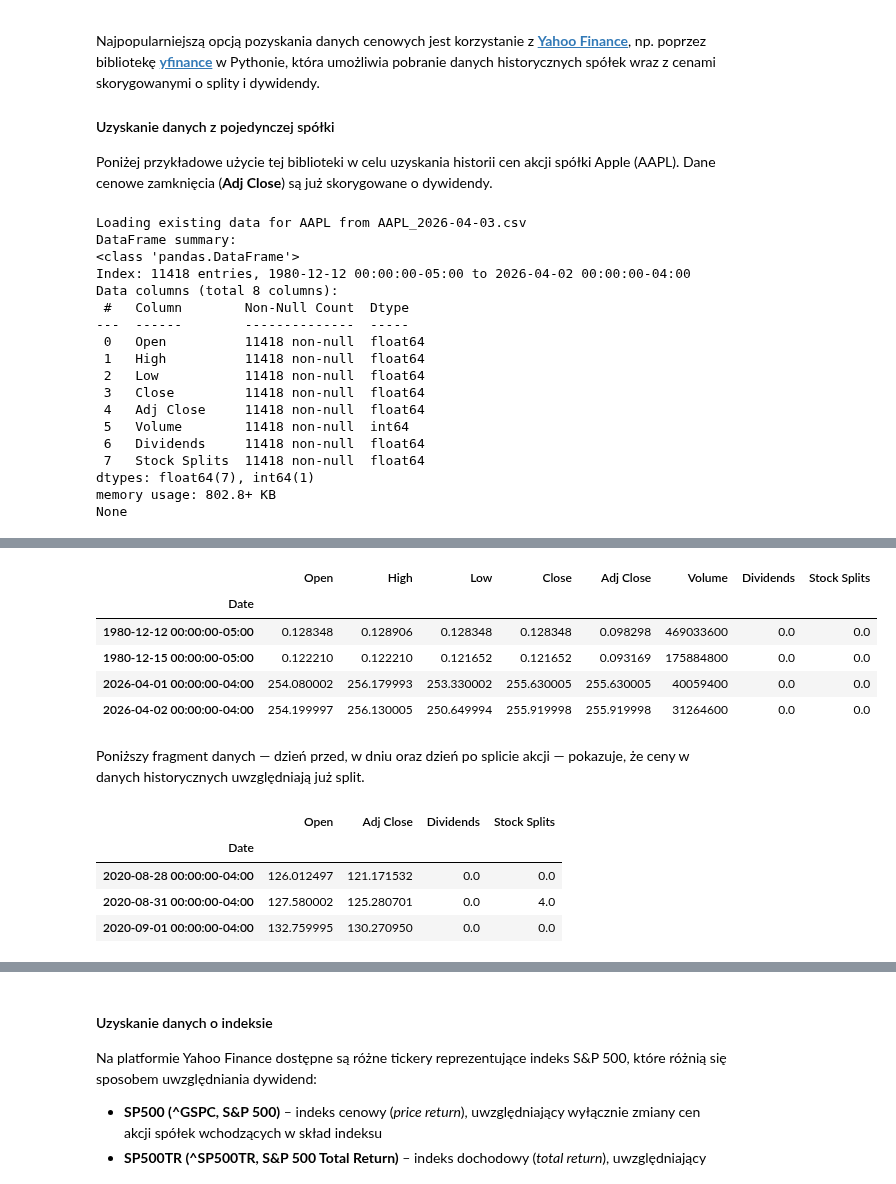
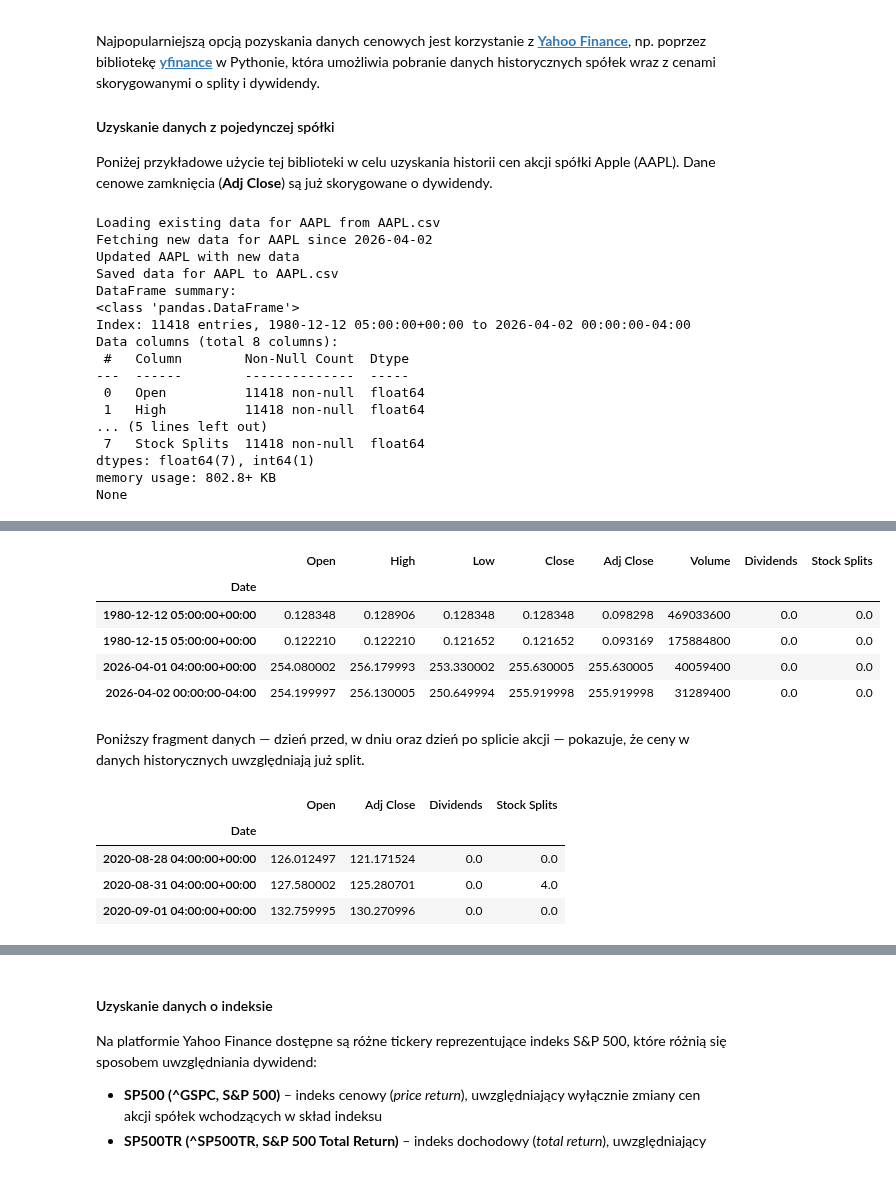
Before and after one commit to MichaelL200/data-driven-stock-portfolio-selection, a Jupyter notebook: notebooks/main.ipynb, the cells around one changed output, grey strips where cells are left out. Drawn from its saved outputs; the diff is of its cells as text; code cells hidden in the pictures.

Commit message:
feat(dataset): implement incremental ticker data fetching with trading day check

```diff
--- a/notebooks/main.ipynb
+++ b/notebooks/main.ipynb
@@ -262,24 +262,23 @@ Najpopularniejszą opcją pozyskania danych cenowych jest korzystanie z [**Yahoo
 
 Poniżej przykładowe użycie tej biblioteki w celu uzyskania historii cen akcji spółki Apple (AAPL). Dane cenowe zamknięcia (**Adj Close**) są już skorygowane o dywidendy.
 # %%
-apple = dataset.YahooFinance.get_ticker_data("AAPL", save_csv=True, cleanup_old=True)
+apple = dataset.YahooFinance.get_ticker_data_incremential("AAPL", save_csv=True)
 
 plots.summarize_df(apple)
 # %% [output]
-Loading existing data for AAPL from AAPL_2026-04-03.csv
+Loading existing data for AAPL from AAPL.csv
+Fetching new data for AAPL since 2026-04-02
+Updated AAPL with new data
+Saved data for AAPL to AAPL.csv
 DataFrame summary:
 <class 'pandas.DataFrame'>
-Index: 11418 entries, 1980-12-12 00:00:00-05:00 to 2026-04-02 00:00:00-04:00
+Index: 11418 entries, 1980-12-12 05:00:00+00:00 to 2026-04-02 00:00:00-04:00
 Data columns (total 8 columns):
  #   Column        Non-Null Count  Dtype
 ---  ------        --------------  -----
  0   Open          11418 non-null  float64
  1   High          11418 non-null  float64
- 2   Low           11418 non-null  float64
- 3   Close         11418 non-null  float64
- 4   Adj Close     11418 non-null  float64
- 5   Volume        11418 non-null  int64
- 6   Dividends     11418 non-null  float64
+... (5 lines left out)
  7   Stock Splits  11418 non-null  float64
 dtypes: float64(7), int64(1)
 memory usage: 802.8+ KB
@@ -295,10 +294,10 @@ None
 | max | 286.200012 | 288.619995 | 283.299988 | 286.190002 | 285.922455 | 7.421641e+09 | 0.260000 | 7.000000 |
 |  | Open | High | Low | Close | Adj Close | Volume | Dividends | Stock Splits |
 | Date |  |  |  |  |  |  |  |  |
-| 1980-12-12 00:00:00-05:00 | 0.128348 | 0.128906 | 0.128348 | 0.128348 | 0.098298 | 469033600 | 0.0 | 0.0 |
-| 1980-12-15 00:00:00-05:00 | 0.122210 | 0.122210 | 0.121652 | 0.121652 | 0.093169 | 175884800 | 0.0 | 0.0 |
-| 2026-04-01 00:00:00-04:00 | 254.080002 | 256.179993 | 253.330002 | 255.630005 | 255.630005 | 40059400 | 0.0 | 0.0 |
-| 2026-04-02 00:00:00-04:00 | 254.199997 | 256.130005 | 250.649994 | 255.919998 | 255.919998 | 31264600 | 0.0 | 0.0 |
+| 1980-12-12 05:00:00+00:00 | 0.128348 | 0.128906 | 0.128348 | 0.128348 | 0.098298 | 469033600 | 0.0 | 0.0 |
+| 1980-12-15 05:00:00+00:00 | 0.122210 | 0.122210 | 0.121652 | 0.121652 | 0.093169 | 175884800 | 0.0 | 0.0 |
+| 2026-04-01 04:00:00+00:00 | 254.080002 | 256.179993 | 253.330002 | 255.630005 | 255.630005 | 40059400 | 0.0 | 0.0 |
+| 2026-04-02 00:00:00-04:00 | 254.199997 | 256.130005 | 250.649994 | 255.919998 | 255.919998 | 31289400 | 0.0 | 0.0 |
 # %% [markdown]
 Poniższy fragment danych — dzień przed, w dniu oraz dzień po splicie akcji — pokazuje, że ceny w danych historycznych uwzględniają już split.
 # %%
@@ -306,9 +305,9 @@ plots.YahooFinance.show_last_split(apple)
 # %% [output]
 |  | Open | Adj Close | Dividends | Stock Splits |
 | Date |  |  |  |  |
-| 2020-08-28 00:00:00-04:00 | 126.012497 | 121.171532 | 0.0 | 0.0 |
-| 2020-08-31 00:00:00-04:00 | 127.580002 | 125.280701 | 0.0 | 4.0 |
-| 2020-09-01 00:00:00-04:00 | 132.759995 | 130.270950 | 0.0 | 0.0 |
+| 2020-08-28 04:00:00+00:00 | 126.012497 | 121.171524 | 0.0 | 0.0 |
+| 2020-08-31 04:00:00+00:00 | 127.580002 | 125.280701 | 0.0 | 4.0 |
+| 2020-09-01 04:00:00+00:00 | 132.759995 | 130.270996 | 0.0 | 0.0 |
 # %%
 plots.YahooFinance.show_chart(apple, "AAPL", title="Apple stock price", hide_col=True)
 # %% [output]
```
Also changed, not shown: parts of 9 cells of this notebook, 1 other file.
